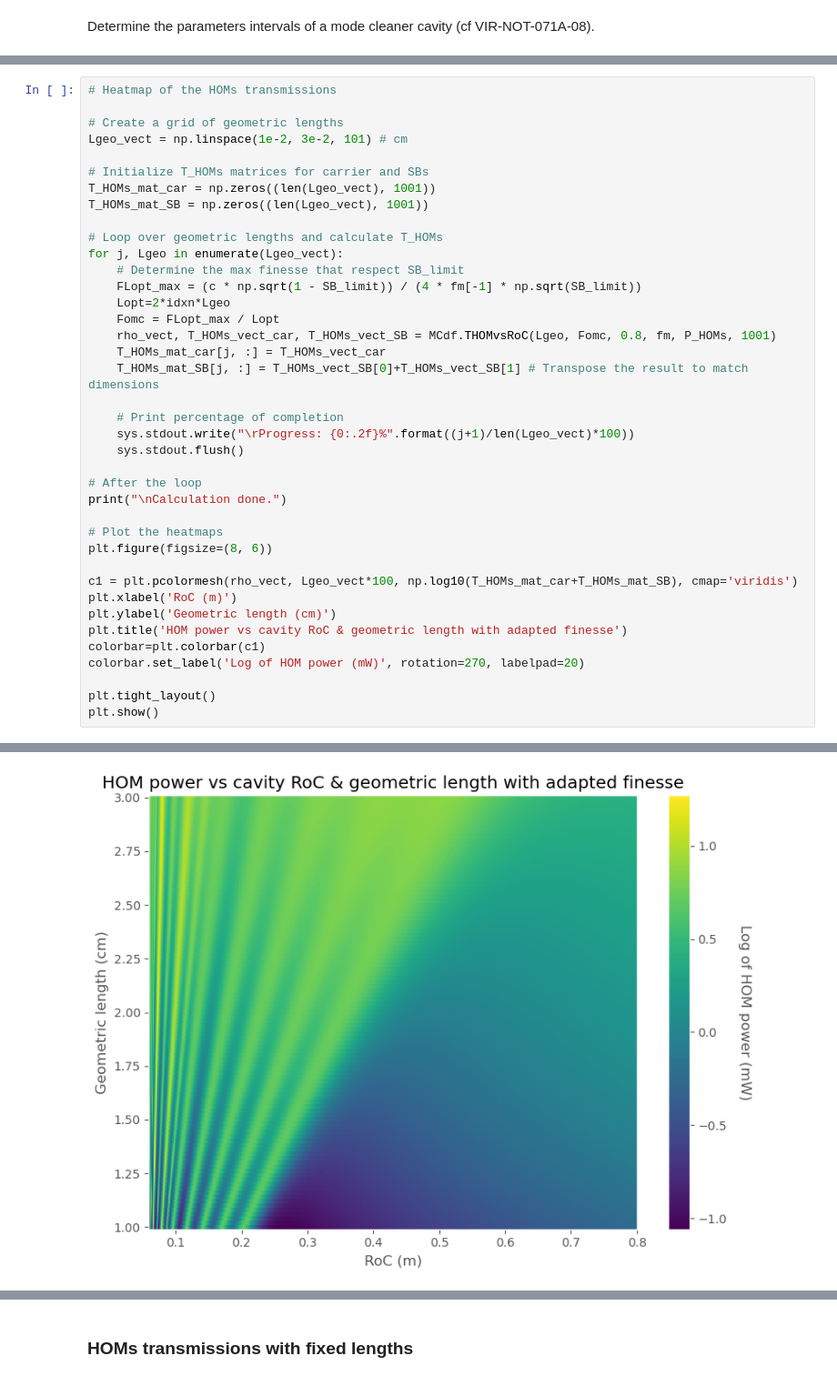
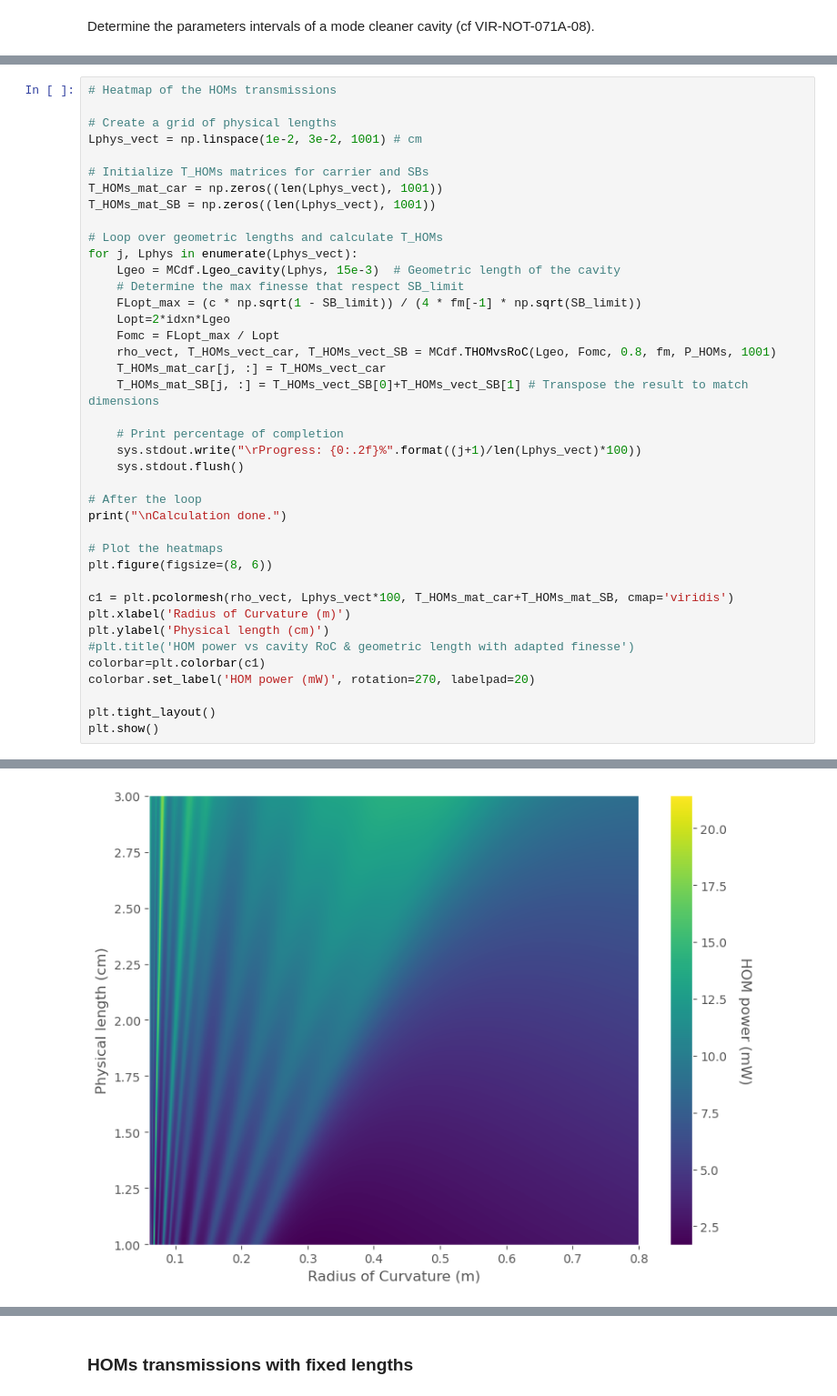
Before and after one commit to antoine-amy/AdV_AMC_design, a Jupyter notebook: MC_design.ipynb, the cells around one changed output, grey strips where cells are left out. Shown at 91% size. Saved outputs shown, nothing was run; the diff lists cells and outputs as text.

```diff
--- a/MC_design.ipynb
+++ b/MC_design.ipynb
@@ -204,43 +127,44 @@ We need to specify a minimum feasable width of the cavity (15mm).
 # %%
 # Heatmap of the HOMs transmissions
 
-# Create a grid of geometric lengths
-Lgeo_vect = np.linspace(1e-2, 3e-2, 101) # cm
+# Create a grid of physical lengths
+Lphys_vect = np.linspace(1e-2, 3e-2, 1001) # cm
 
 # Initialize T_HOMs matrices for carrier and SBs
-T_HOMs_mat_car = np.zeros((len(Lgeo_vect), 1001))
-T_HOMs_mat_SB = np.zeros((len(Lgeo_vect), 1001))
+T_HOMs_mat_car = np.zeros((len(Lphys_vect), 1001))
+T_HOMs_mat_SB = np.zeros((len(Lphys_vect), 1001))
 
 # Loop over geometric lengths and calculate T_HOMs
-for j, Lgeo in enumerate(Lgeo_vect):
+for j, Lphys in enumerate(Lphys_vect):
+    Lgeo = MCdf.Lgeo_cavity(Lphys, 15e-3)  # Geometric length of the cavity
     # Determine the max finesse that respect SB_limit
     FLopt_max = (c * np.sqrt(1 - SB_limit)) / (4 * fm[-1] * np.sqrt(SB_limit))
     Lopt=2*idxn*Lgeo
     Fomc = FLopt_max / Lopt
     rho_vect, T_HOMs_vect_car, T_HOMs_vect_SB = MCdf.THOMvsRoC(Lgeo, Fomc, 0.8, fm, P_HOMs, 1001)
     T_HOMs_mat_car[j, :] = T_HOMs_vect_car
     T_HOMs_mat_SB[j, :] = T_HOMs_vect_SB[0]+T_HOMs_vect_SB[1] # Transpose the result to match dimensions
 
     # Print percentage of completion
-    sys.stdout.write("\rProgress: {0:.2f}%".format((j+1)/len(Lgeo_vect)*100))
+    sys.stdout.write("\rProgress: {0:.2f}%".format((j+1)/len(Lphys_vect)*100))
     sys.stdout.flush()
 
 # After the loop
 print("\nCalculation done.")
 
 # Plot the heatmaps
 plt.figure(figsize=(8, 6))
 
-c1 = plt.pcolormesh(rho_vect, Lgeo_vect*100, np.log10(T_HOMs_mat_car+T_HOMs_mat_SB), cmap='viridis')
-plt.xlabel('RoC (m)')
-plt.ylabel('Geometric length (cm)')
-plt.title('HOM power vs cavity RoC & geometric length with adapted finesse')
+c1 = plt.pcolormesh(rho_vect, Lphys_vect*100, T_HOMs_mat_car+T_HOMs_mat_SB, cmap='viridis')
+plt.xlabel('Radius of Curvature (m)')
+plt.ylabel('Physical length (cm)')
+#plt.title('HOM power vs cavity RoC & geometric length with adapted finesse')
 colorbar=plt.colorbar(c1)
-colorbar.set_label('Log of HOM power (mW)', rotation=270, labelpad=20)
+colorbar.set_label('HOM power (mW)', rotation=270, labelpad=20)
 
 plt.tight_layout()
 plt.show()
 # %% [output]
 Progress: 100.00%
 Calculation done.
-[figure, old version]
+[figure, new version]
```
Also changed, not shown: parts of 36 cells of this notebook, 19 other files.
